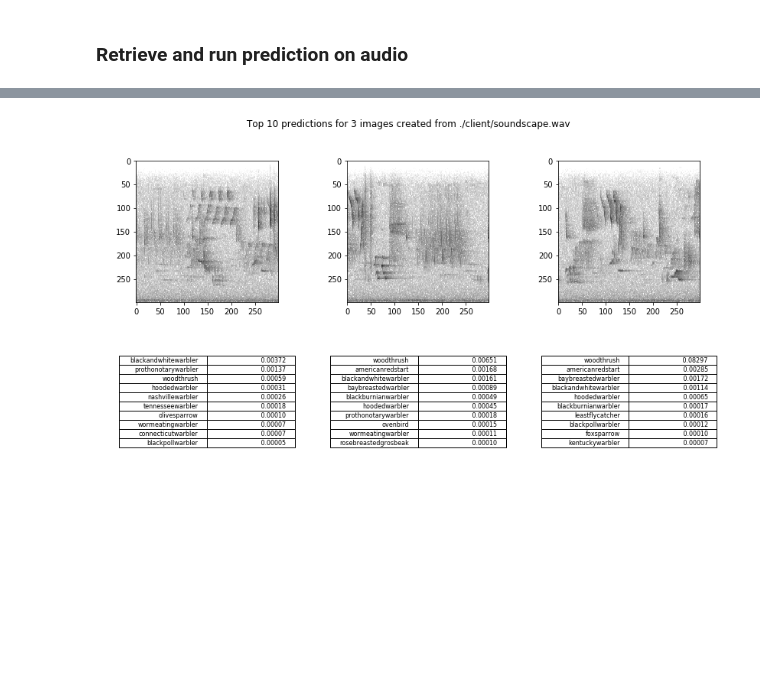
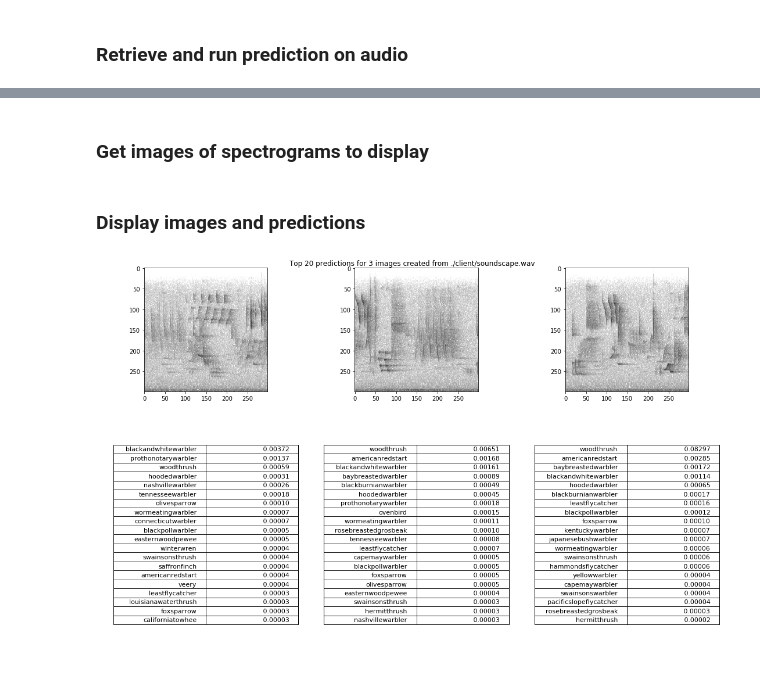
Before and after one commit to chiroptical/ai4e-example, a Jupyter notebook: Demo.ipynb, the cells around one changed output, grey strips where cells are left out. Saved outputs shown, nothing was run; the diff lists cells and outputs as text; code cells hidden in the pictures; blank space fills up the shorter version.

```diff
--- a/Demo.ipynb
+++ b/Demo.ipynb
@@ -71,3 +137,22 @@ image_dict = show_spect(audio_bytes)
+# %%
+# Get predictions
+result_dict = predict(audio_bytes)
+
+if 'error' in result_dict.keys():
+    print(result_dict['error'])
+else:
+    predictions = result_dict['predictions']
+# %% [markdown]
+### Get images of spectrograms to display
+# %%
+image_dict = get_spect(audio_bytes)
+if 'error' in image_dict.keys():
+    print(image_dict['error'])
+else:
+    images = image_dict['images']
+    num_images = len(images)
+# %% [markdown]
+### Display images and predictions
 # %%
 import pandas as pd
 import numpy as np
@@ -80,41 +162,55 @@ result = predict(audio_bytes)
 # %%
-num_preds_to_show = 10
-num_imgs = len(image_dict['images'])
-(rows, cols) = (2, num_imgs)
-fig, axs = plt.subplots(rows, cols, figsize=(rows*7, cols*(num_preds_to_show/4)))
-img_axs = axs[0]
-result_axs = axs[1]
-plt.suptitle(f'Top {num_preds_to_show} predictions for {num_imgs} images created from {WAV_URL}')
+# Set up a figure to plot
+fig = plt.figure(constrained_layout = True, figsize = ((num_images*10)/2, (NUM_PREDICTIONS)/2))
+grid = fig.add_gridspec(
+    nrows = 2,
+    ncols = num_images,
+    figure = fig,
+    #wspace = 0.0,
+    #hspace = -1,
+    height_ratios = [1, NUM_PREDICTIONS/10]
+)
 
-for img_idx, preds in enumerate(result['predictions']):
+# Separate the image from the results subplots
+img_axs = []
+result_axs = []
+for col in range(num_images):
+    img_axs.append(fig.add_subplot(grid[0, col]))
+    result_axs.append(fig.add_subplot(grid[1, col]))
+
+
+plt.suptitle(f'Top {NUM_PREDICTIONS} predictions for {num_images} images created from {WAV_URL}')
+
+# Plot each image and result
+for img_idx, preds in enumerate(predictions):
 
     ## Plot image
-    image = image_dict['images'][img_idx]
+    image = images[img_idx]
     pil_img = Image.fromarray(((np.array(image))).astype(np.uint8))
     img_axs[img_idx].imshow(pil_img)
 
     # Plot predictions as a table
     # Create blank dataframe
     preds_df = pd.DataFrame(columns = ['scientific-name', 'common-name', 'prediction'])
 
     # Split predictions list into scientific and prediction name columns
     preds_df[['scientific-name', 'prediction']] = pd.DataFrame(preds)[0].str.split(':', expand=True)
 
     # Sort values and subset to top 20
-    preds_df = preds_df.sort_values(by = 'prediction', ascending = False).iloc[:num_preds_to_show]
+    preds_df = preds_df.sort_values(by = 'prediction', ascending = False).iloc[:NUM_PREDICTIONS]
 
     # Translate from scientific to common names
     preds_df['common-name'] = preds_df['scientific-name'].apply(translate_names)
     preds_df.index = range(1, len(preds_df)+1)
 
     table = result_axs[img_idx].table(
         cellText=preds_df.drop('scientific-name', axis=1).values.tolist(),
         loc='center',
     )
     #the_table.auto_set_font_size(False)
     table.set_fontsize(20)
     result_axs[img_idx].axis("off")
-#fig.tight_layout()
+
 plt.show()
 # %% [output]
-[figure, old version]
+[figure, new version]
```
Also changed, not shown: parts of 13 cells of this notebook.
